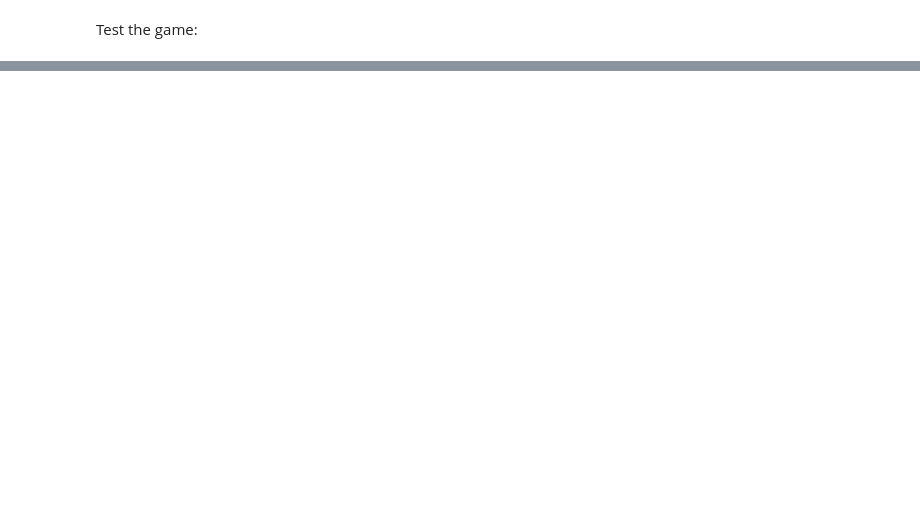
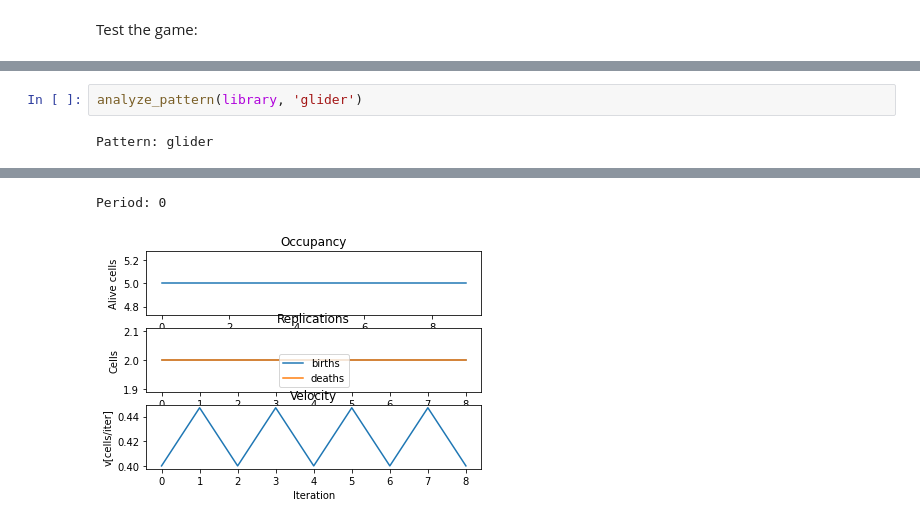
Before and after one commit to fabiovac/game_of_life, a Jupyter notebook: Project.ipynb, the cells around one changed output, grey strips where cells are left out. Saved outputs shown, nothing was run; the diff lists cells and outputs as text; blank space fills up the shorter version.

```diff
--- a/Project.ipynb
+++ b/Project.ipynb
@@ -339,0 +377,4 @@ Period: 0
+# %%
+analyze_pattern(library, 'glider')
+# %% [output]
+Pattern: glider
@@ -339,0 +382,2 @@ Period: 0
+Period: 0
+[figure, added]
```
Also changed, not shown: parts of 7 cells of this notebook, 4 other files.
